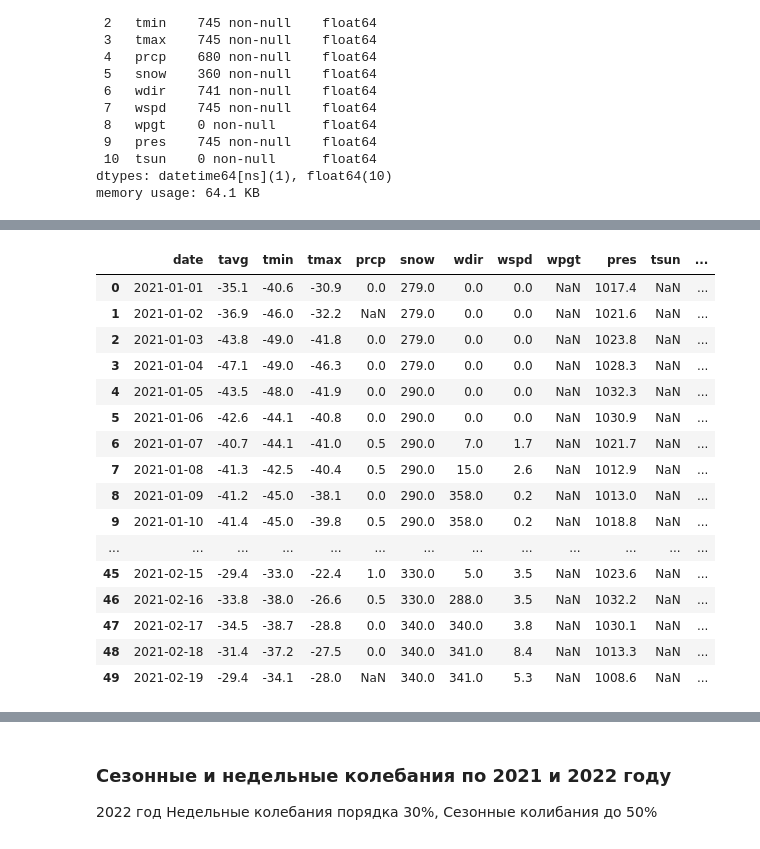
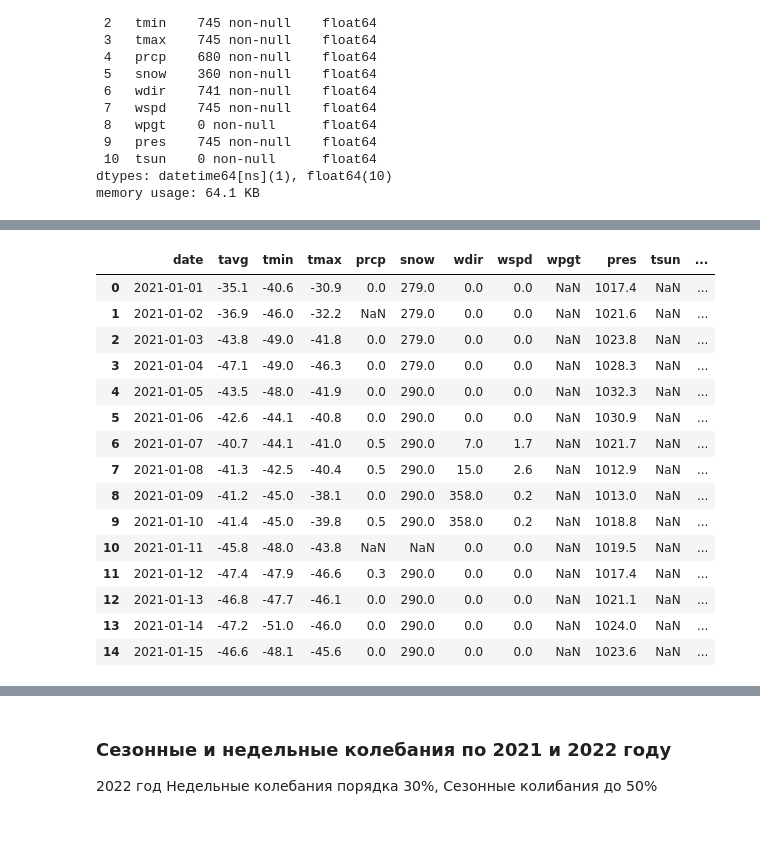
Before and after one commit to KeskilV/rb_daypp, a Jupyter notebook: ipynb/TZ_DPP.ipynb, the cells around one changed output, grey strips where cells are left out. Saved outputs shown, nothing was run; the diff lists cells and outputs as text; code cells hidden in the pictures.

```diff
--- a/ipynb/TZ_DPP.ipynb
+++ b/ipynb/TZ_DPP.ipynb
@@ -372,5 +398,6 @@ dtypes: datetime64[ns](1), float64(10)
 memory usage: 64.1 KB
 # %%
 #Установка границы температуры
-t_key = -46
+t_key = -43
+
 weather['factor'] = weather['tavg'].map(lambda x: f'ниже {t_key}' if x<=t_key else f'выше {t_key}')
@@ -395,22 +406,21 @@ weather
 weather.loc[(weather['factor'].shift(1)==f'выше {t_key}')&(weather['factor']==f'ниже {t_key}'),
            'factor'] = f'переход {t_key}'
 # %%
-weather.head(50)
+weather.head(15)
 # %% [output]
 |  | date | tavg | tmin | tmax | prcp | snow | wdir | wspd | wpgt | pres | tsun | ... |
 | 0 | 2021-01-01 | -35.1 | -40.6 | -30.9 | 0.0 | 279.0 | 0.0 | 0.0 | NaN | 1017.4 | NaN | ... |
 | 1 | 2021-01-02 | -36.9 | -46.0 | -32.2 | NaN | 279.0 | 0.0 | 0.0 | NaN | 1021.6 | NaN | ... |
 | 2 | 2021-01-03 | -43.8 | -49.0 | -41.8 | 0.0 | 279.0 | 0.0 | 0.0 | NaN | 1023.8 | NaN | ... |
 | 3 | 2021-01-04 | -47.1 | -49.0 | -46.3 | 0.0 | 279.0 | 0.0 | 0.0 | NaN | 1028.3 | NaN | ... |
 | 4 | 2021-01-05 | -43.5 | -48.0 | -41.9 | 0.0 | 290.0 | 0.0 | 0.0 | NaN | 1032.3 | NaN | ... |
 | 5 | 2021-01-06 | -42.6 | -44.1 | -40.8 | 0.0 | 290.0 | 0.0 | 0.0 | NaN | 1030.9 | NaN | ... |
 | 6 | 2021-01-07 | -40.7 | -44.1 | -41.0 | 0.5 | 290.0 | 7.0 | 1.7 | NaN | 1021.7 | NaN | ... |
 | 7 | 2021-01-08 | -41.3 | -42.5 | -40.4 | 0.5 | 290.0 | 15.0 | 2.6 | NaN | 1012.9 | NaN | ... |
 | 8 | 2021-01-09 | -41.2 | -45.0 | -38.1 | 0.0 | 290.0 | 358.0 | 0.2 | NaN | 1013.0 | NaN | ... |
 | 9 | 2021-01-10 | -41.4 | -45.0 | -39.8 | 0.5 | 290.0 | 358.0 | 0.2 | NaN | 1018.8 | NaN | ... |
-| ... | ... | ... | ... | ... | ... | ... | ... | ... | ... | ... | ... | ... |
-| 45 | 2021-02-15 | -29.4 | -33.0 | -22.4 | 1.0 | 330.0 | 5.0 | 3.5 | NaN | 1023.6 | NaN | ... |
-| 46 | 2021-02-16 | -33.8 | -38.0 | -26.6 | 0.5 | 330.0 | 288.0 | 3.5 | NaN | 1032.2 | NaN | ... |
-| 47 | 2021-02-17 | -34.5 | -38.7 | -28.8 | 0.0 | 340.0 | 340.0 | 3.8 | NaN | 1030.1 | NaN | ... |
-| 48 | 2021-02-18 | -31.4 | -37.2 | -27.5 | 0.0 | 340.0 | 341.0 | 8.4 | NaN | 1013.3 | NaN | ... |
-| 49 | 2021-02-19 | -29.4 | -34.1 | -28.0 | NaN | 340.0 | 341.0 | 5.3 | NaN | 1008.6 | NaN | ... |
+| 10 | 2021-01-11 | -45.8 | -48.0 | -43.8 | NaN | NaN | 0.0 | 0.0 | NaN | 1019.5 | NaN | ... |
+| 11 | 2021-01-12 | -47.4 | -47.9 | -46.6 | 0.3 | 290.0 | 0.0 | 0.0 | NaN | 1017.4 | NaN | ... |
+| 12 | 2021-01-13 | -46.8 | -47.7 | -46.1 | 0.0 | 290.0 | 0.0 | 0.0 | NaN | 1021.1 | NaN | ... |
+| 13 | 2021-01-14 | -47.2 | -51.0 | -46.0 | 0.0 | 290.0 | 0.0 | 0.0 | NaN | 1024.0 | NaN | ... |
+| 14 | 2021-01-15 | -46.6 | -48.1 | -45.6 | 0.0 | 290.0 | 0.0 | 0.0 | NaN | 1023.6 | NaN | ... |
```
Also changed, not shown: parts of 25 cells of this notebook, 3 other files.
